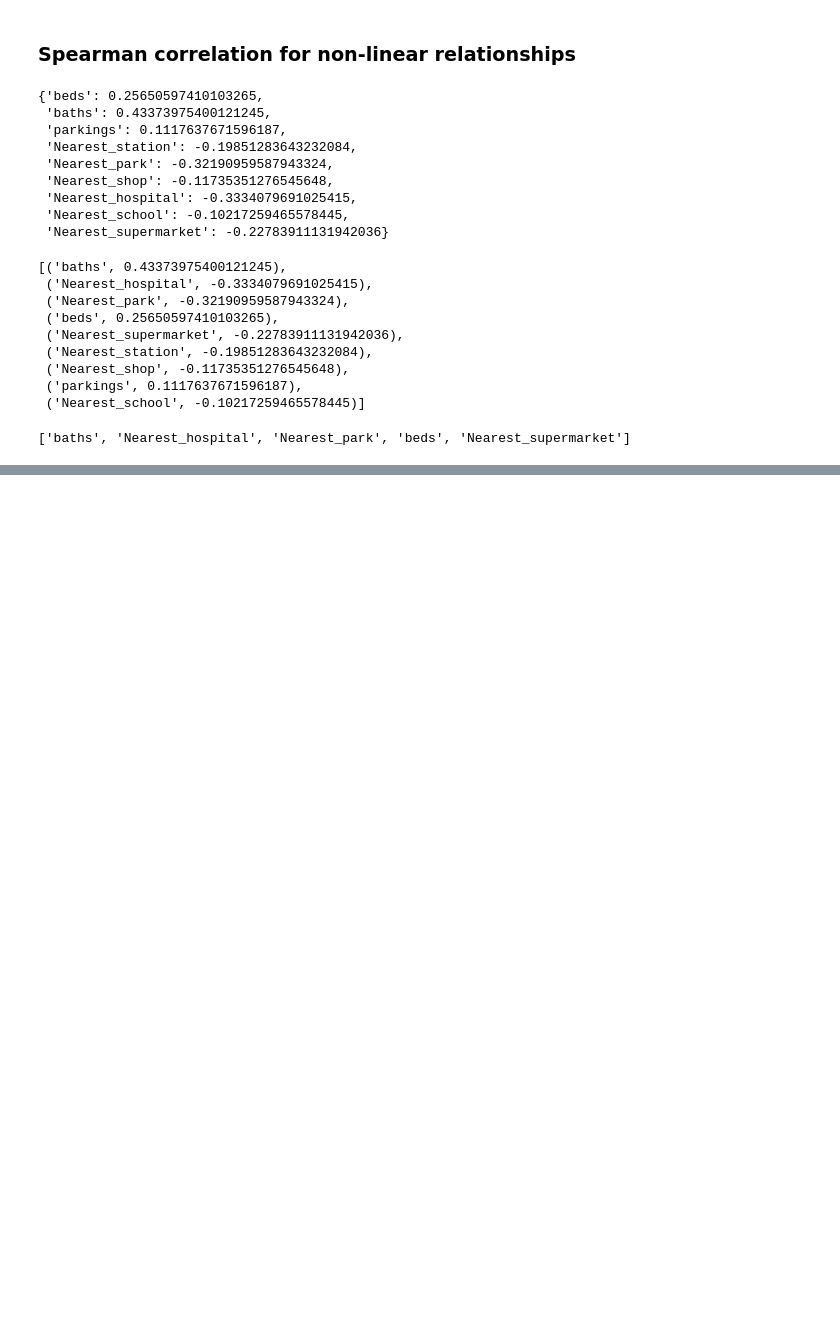
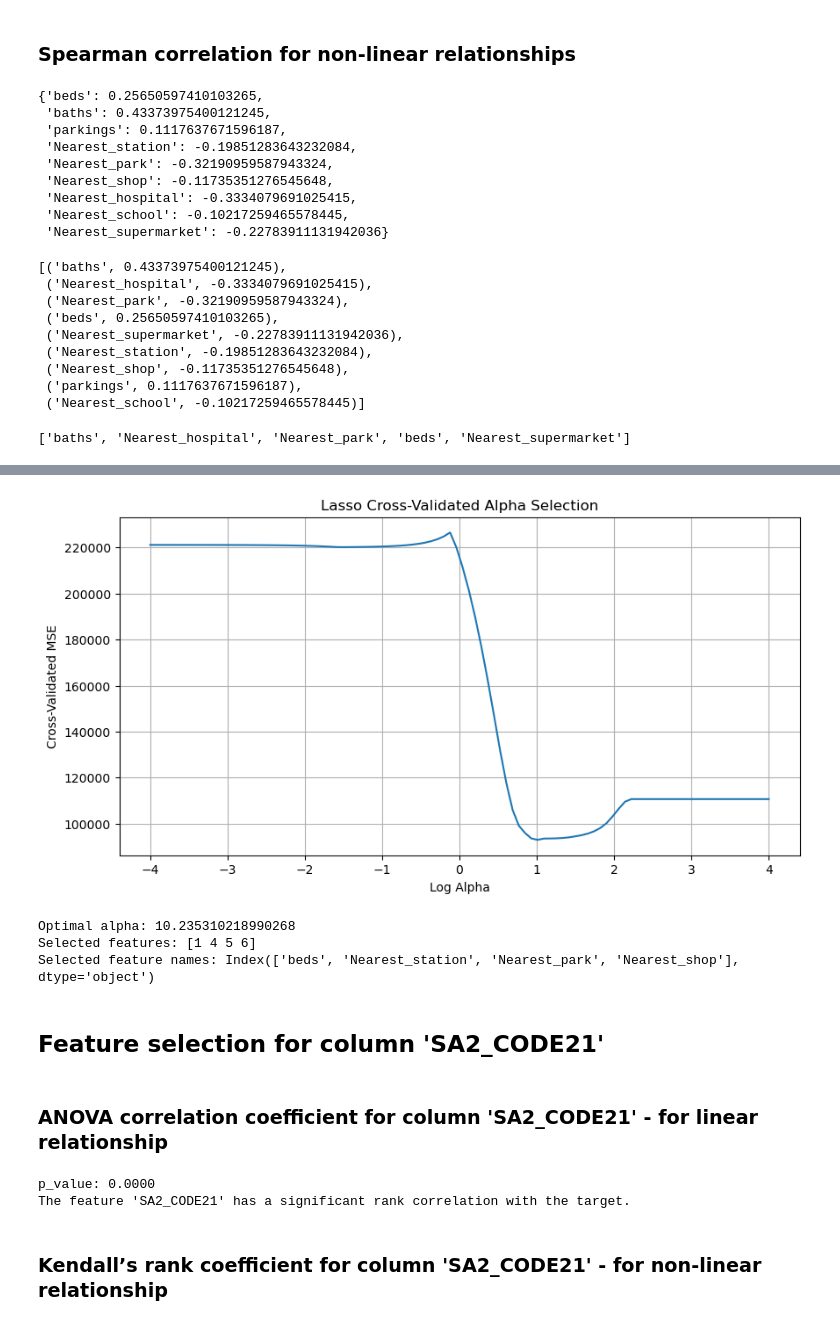
Before and after one commit to HenrikHao/real-estate-industry-project, a Jupyter notebook: notebooks/Feature Selection.ipynb, the cells around one changed output, grey strips where cells are left out. Saved outputs shown, nothing was run; the diff lists cells and outputs as text; code cells hidden in the pictures; blank space fills up the shorter version.

```diff
--- a/notebooks/Feature Selection.ipynb
+++ b/notebooks/Feature Selection.ipynb
@@ -291,0 +350,74 @@ selected_features
+# %%
+import numpy as np
+import matplotlib.pyplot as plt
+from sklearn.datasets import load_diabetes
+from sklearn.linear_model import LassoCV
+from sklearn.linear_model import Lasso
+from sklearn.preprocessing import StandardScaler
+
+X = df_filled.drop(columns = 'cost')
+y = pd.DataFrame(df_filled['cost'])
+# Standardize the feature matrix
+scaler = StandardScaler()
+X = scaler.fit_transform(X)
+
+# Create a LassoCV model with cross-validation to determine the best alpha (regularization parameter)
+lasso_cv = LassoCV(alphas=np.logspace(-4, 4, 100), cv=5)
+lasso_cv.fit(X, y)
+
+# Plot the cross-validated mean squared error (MSE) for each alpha
+mse_path = np.mean(lasso_cv.mse_path_, axis=1)
+plt.figure(figsize=(10, 5))
+plt.plot(np.log10(lasso_cv.alphas_), mse_path)
+plt.xlabel('Log Alpha')
+plt.ylabel('Cross-Validated MSE')
+plt.title('Lasso Cross-Validated Alpha Selection')
+plt.grid(True)
+plt.show()
+
+# Find the optimal alpha: regularization parameter
+optimal_alpha = lasso_cv.alpha_
+print(f'Optimal alpha: {optimal_alpha}')
+
+# Fit the Lasso model with the optimal alpha
+lasso = Lasso(alpha=optimal_alpha)
+lasso.fit(X, y)
+
+# Get the selected features (coefficients that are not zero)
+selected_features = np.where(lasso.coef_ != 0)[0]
+print('Selected features:', selected_features)
+
+selected_feature_names = df_filled.columns[selected_features]
+
+print('Selected feature names:', selected_feature_names)
+# %% [output]
+[figure, added]
+Optimal alpha: 10.235310218990268
+Selected features: [1 4 5 6]
+Selected feature names: Index(['beds', 'Nearest_station', 'Nearest_park', 'Nearest_shop'], dtype='object')
+# %% [markdown]
+## Feature selection for column 'SA2_CODE21'
+# %% [markdown]
+### ANOVA correlation coefficient for column 'SA2_CODE21' - for linear relationship
+# %%
+import pandas as pd
+from scipy import stats
+
+categorical_feature = df['SA2_CODE21']
+target = df['cost']
+
+# Perform ANOVA to assess the correlation
+f_statistic, p_value = stats.f_oneway(*[target[categorical_feature == category] for category in categorical_feature.unique()])
+
+if p_value < 0.05:
+    print(f"p_value: {p_value:.4f}")
+    print("The feature 'SA2_CODE21' has a significant rank correlation with the target.")
+else:
+    print(f"p_value: {p_value:.4f}")
+    print("The feature 'SA2_CODE21' does not have a significant rank correlation with the target.")
+# Sicne p_value is less than 0.05, SA2_CODE21 has a significant impact on cost
+# %% [output]
+p_value: 0.0000
+The feature 'SA2_CODE21' has a significant rank correlation with the target.
+# %% [markdown]
+### Kendall’s rank coefficient for column 'SA2_CODE21' - for non-linear relationship
```
Also changed, not shown: parts of 8 cells of this notebook.
